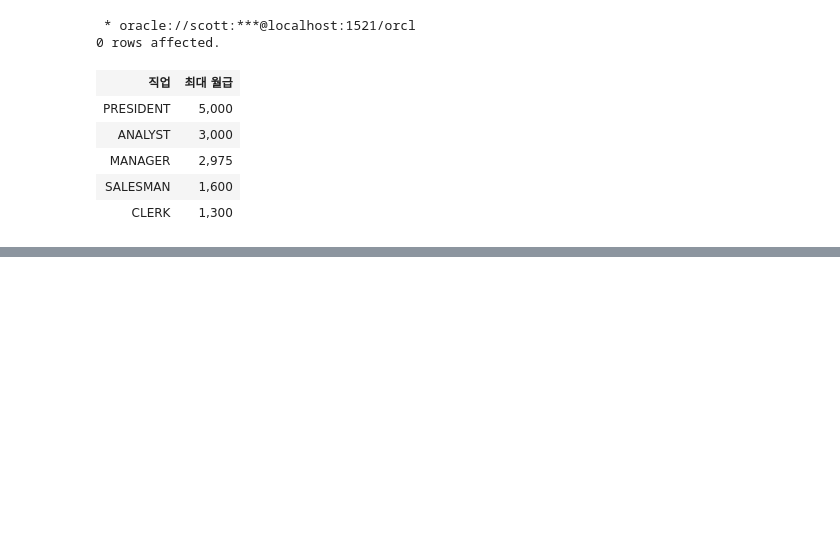
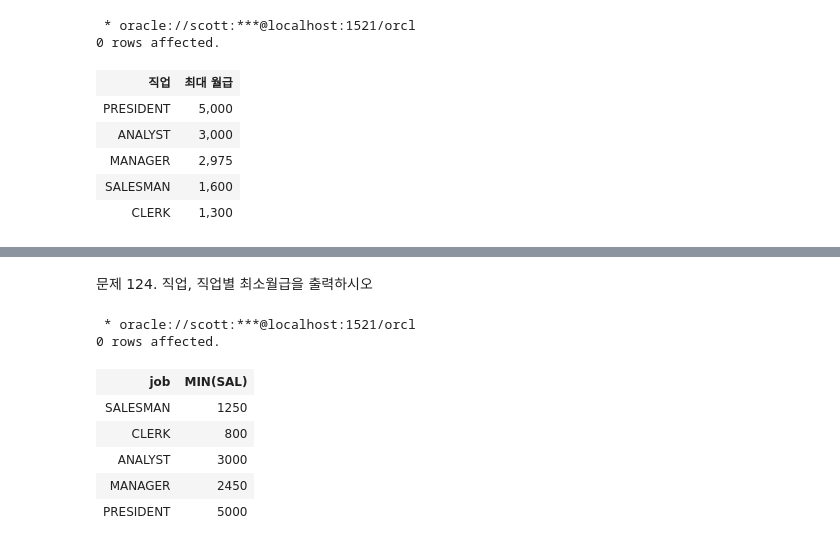
Before and after one commit to unknown-jun/Oracle_SQL, a Jupyter notebook: Part 2_8. 집계함수.ipynb, the cells around one changed output, grey strips where cells are left out. Drawn from its saved outputs; the diff is of its cells as text; code cells hidden in the pictures; blank space fills up the shorter version.

```diff
--- a/Part 2_8. 집계함수.ipynb
+++ b/Part 2_8. 집계함수.ipynb
@@ -257,0 +282,18 @@ select job as "직업", to_char(max(sal), '9,999') as "최대 월급"
+# %% [markdown]
+문제 124. 직업, 직업별 최소월급을 출력하시오
+# %%
+%%sql
+
+select job, min(sal)
+    from emp
+    where job is not null
+    group by job
+# %% [output]
+ * oracle://scott:***@localhost:1521/orcl
+0 rows affected.
+| job | MIN(SAL) |
+| SALESMAN | 1250 |
+| CLERK | 800 |
+| ANALYST | 3000 |
+| MANAGER | 2450 |
+| PRESIDENT | 5000 |
```
Also changed, not shown: parts of 39 cells of this notebook.
